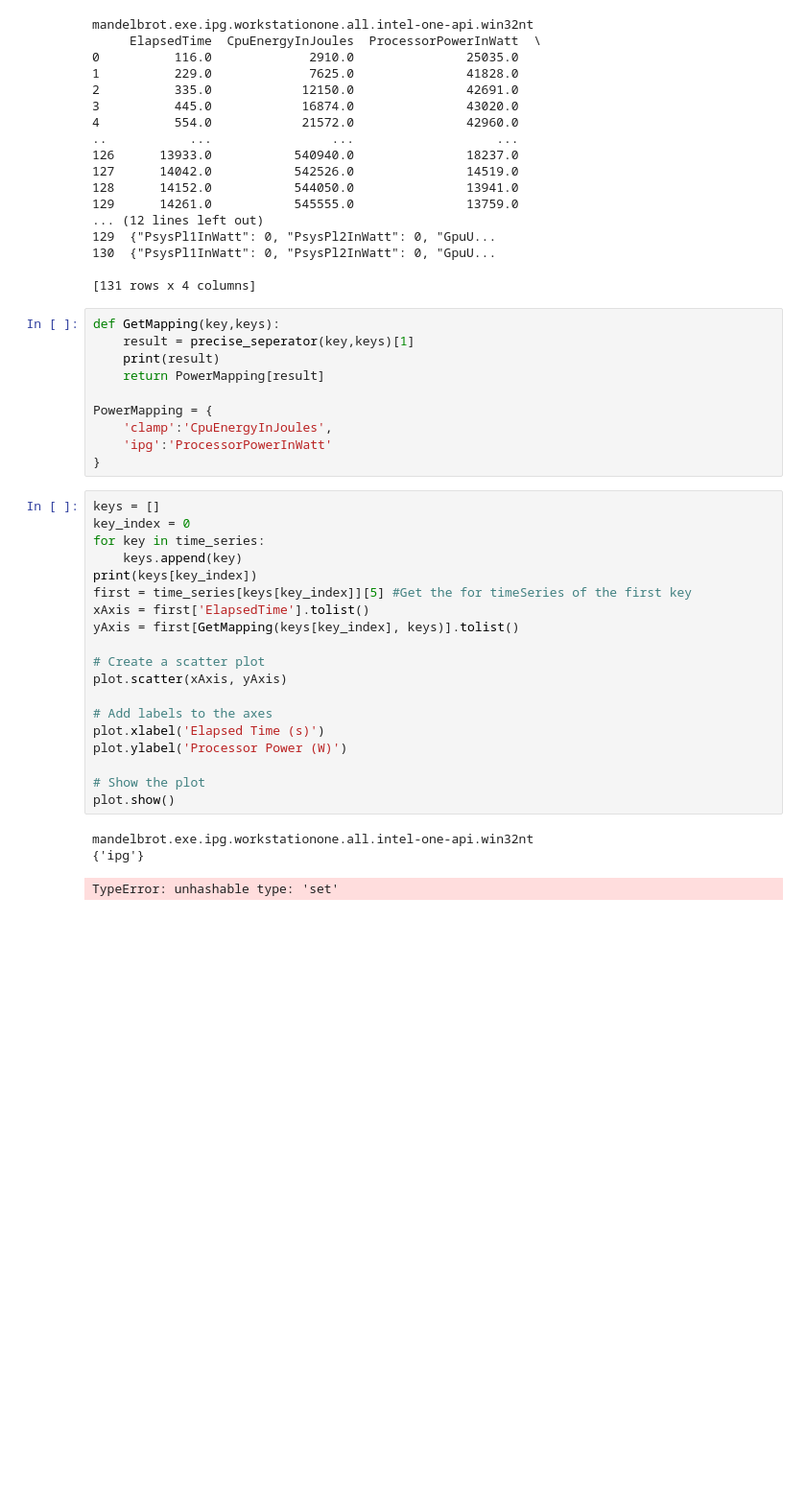
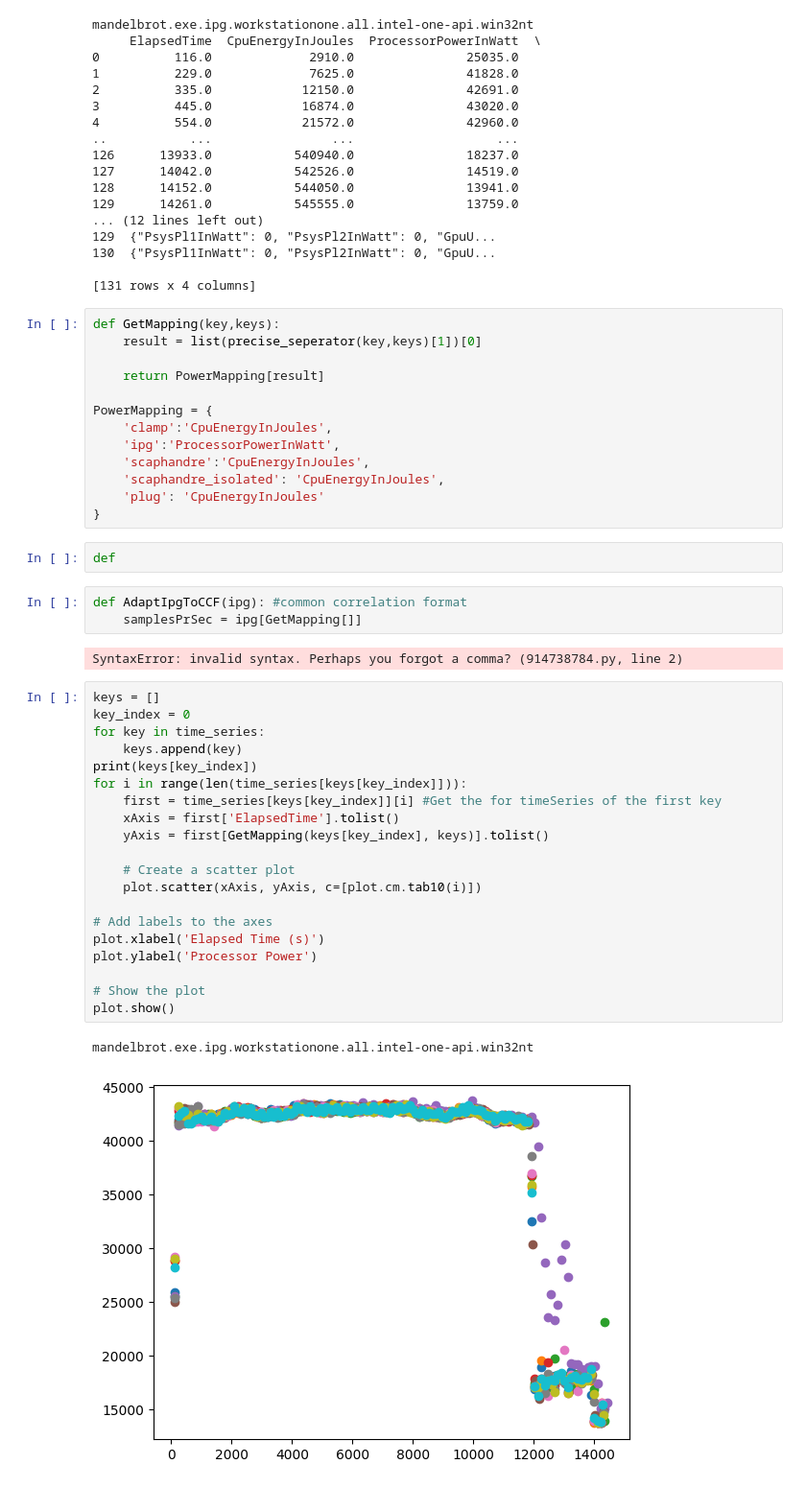
Before and after one commit to KuskIV/BDEnergy, a Jupyter notebook: analytics/StateMaster.ipynb, the cells around one changed output. Shown at 96% size. Saved outputs shown, nothing was run; the diff lists cells and outputs as text; blank space fills up the shorter version.

```diff
--- a/analytics/StateMaster.ipynb
+++ b/analytics/StateMaster.ipynb
@@ -639,34 +641,44 @@ mandelbrot.exe.ipg.workstationone.all.intel-one-api.win32nt
 [131 rows x 4 columns]
 # %%
 def GetMapping(key,keys):
-    result = precise_seperator(key,keys)[1]
-    print(result)
+    result = list(precise_seperator(key,keys)[1])[0]
+
     return PowerMapping[result]
 
 PowerMapping = {
     'clamp':'CpuEnergyInJoules',
-    'ipg':'ProcessorPowerInWatt'
+    'ipg':'ProcessorPowerInWatt',
+    'scaphandre':'CpuEnergyInJoules',
+    'scaphandre_isolated': 'CpuEnergyInJoules',
+    'plug': 'CpuEnergyInJoules'
 }
+# %%
+def
+# %%
+def AdaptIpgToCCF(ipg): #common correlation format
+    samplesPrSec = ipg[GetMapping[]]
+# %% [output]
+SyntaxError: invalid syntax. Perhaps you forgot a comma? (914738784.py, line 2)
 # %%
 keys = []
 key_index = 0
 for key in time_series:
     keys.append(key)
 print(keys[key_index])
-first = time_series[keys[key_index]][5] #Get the for timeSeries of the first key
-xAxis = first['ElapsedTime'].tolist()
-yAxis = first[GetMapping(keys[key_index], keys)].tolist()
+for i in range(len(time_series[keys[key_index]])):
+    first = time_series[keys[key_index]][i] #Get the for timeSeries of the first key
+    xAxis = first['ElapsedTime'].tolist()
+    yAxis = first[GetMapping(keys[key_index], keys)].tolist()
 
-# Create a scatter plot
-plot.scatter(xAxis, yAxis)
+    # Create a scatter plot
+    plot.scatter(xAxis, yAxis, c=[plot.cm.tab10(i)])
 
 # Add labels to the axes
 plot.xlabel('Elapsed Time (s)')
-plot.ylabel('Processor Power (W)')
+plot.ylabel('Processor Power')
 
 # Show the plot
 plot.show()
 # %% [output]
 mandelbrot.exe.ipg.workstationone.all.intel-one-api.win32nt
-{'ipg'}
-TypeError: unhashable type: 'set'
+[figure, added]
```
Also changed, not shown: parts of 8 cells of this notebook, 3 other files.
